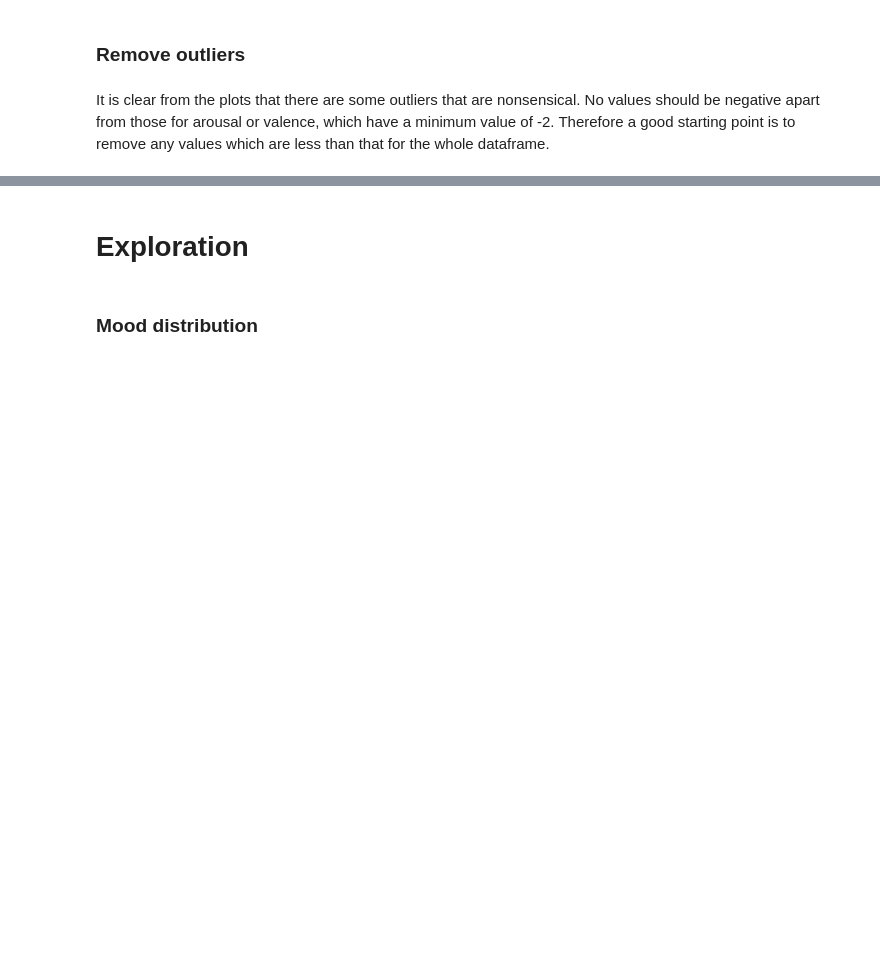
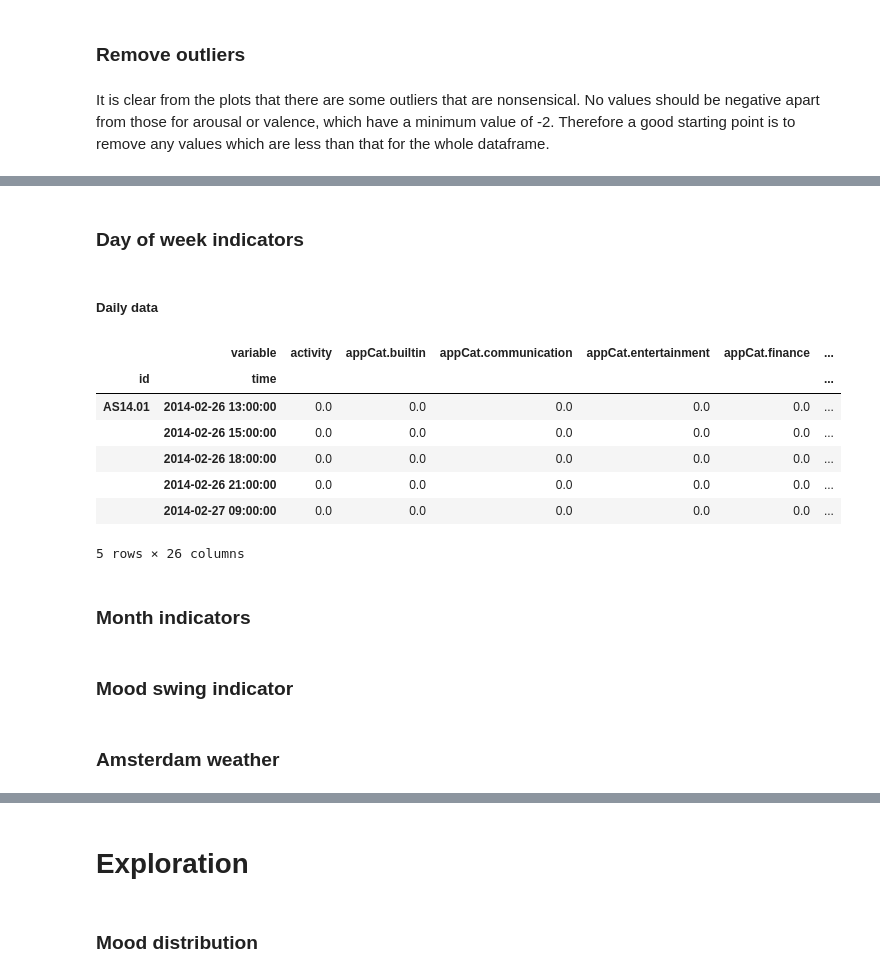
Before and after one commit to jelrae/dataMineAss1, a Jupyter notebook: DMT1_latest.ipynb, the cells around one changed output, grey strips where cells are left out. Cells and saved outputs as stored; diff of their text form; code cells hidden in the pictures; blank space fills up the shorter version.

```diff
--- a/DMT1_latest.ipynb
+++ b/DMT1_latest.ipynb
@@ -163,0 +151,30 @@ data2 = data2.groupby([pd.Grouper(freq='1D', level='time'),
+# %% [markdown]
+### Day of week indicators
+# %% [markdown]
+##### Daily data
+# %%
+names = ['Monday', 'Tuesday', 'Wednesday', 'Thursday', 'Friday', 'Saturday', 'Sunday']
+
+#For the daily aggregated data
+for i, x in enumerate(names):
+    #print(i)
+    data2[x] = (data2.index.get_level_values(1).weekday == i).astype(int)
+
+#For the mood measurement data
+for i, x in enumerate(names):
+    #print(i)
+    df[x] = (df.index.get_level_values(1).weekday == i).astype(int)
+
+
+df.head()
+# %% [output]
+|  | variable | activity | appCat.builtin | appCat.communication | appCat.entertainment | appCat.finance | ... |
+| id | time |  |  |  |  |  | ... |
+| AS14.01 | 2014-02-26 13:00:00 | 0.0 | 0.0 | 0.0 | 0.0 | 0.0 | ... |
+|  | 2014-02-26 15:00:00 | 0.0 | 0.0 | 0.0 | 0.0 | 0.0 | ... |
+|  | 2014-02-26 18:00:00 | 0.0 | 0.0 | 0.0 | 0.0 | 0.0 | ... |
+|  | 2014-02-26 21:00:00 | 0.0 | 0.0 | 0.0 | 0.0 | 0.0 | ... |
+|  | 2014-02-27 09:00:00 | 0.0 | 0.0 | 0.0 | 0.0 | 0.0 | ... |
+5 rows × 26 columns
+# %% [markdown]
+### Month indicators
@@ -163,0 +195,4 @@ data2 = data2.groupby([pd.Grouper(freq='1D', level='time'),
+# %% [markdown]
+### Mood swing indicator
+# %% [markdown]
+### Amsterdam weather
```
Also changed, not shown: parts of 58 cells of this notebook.
